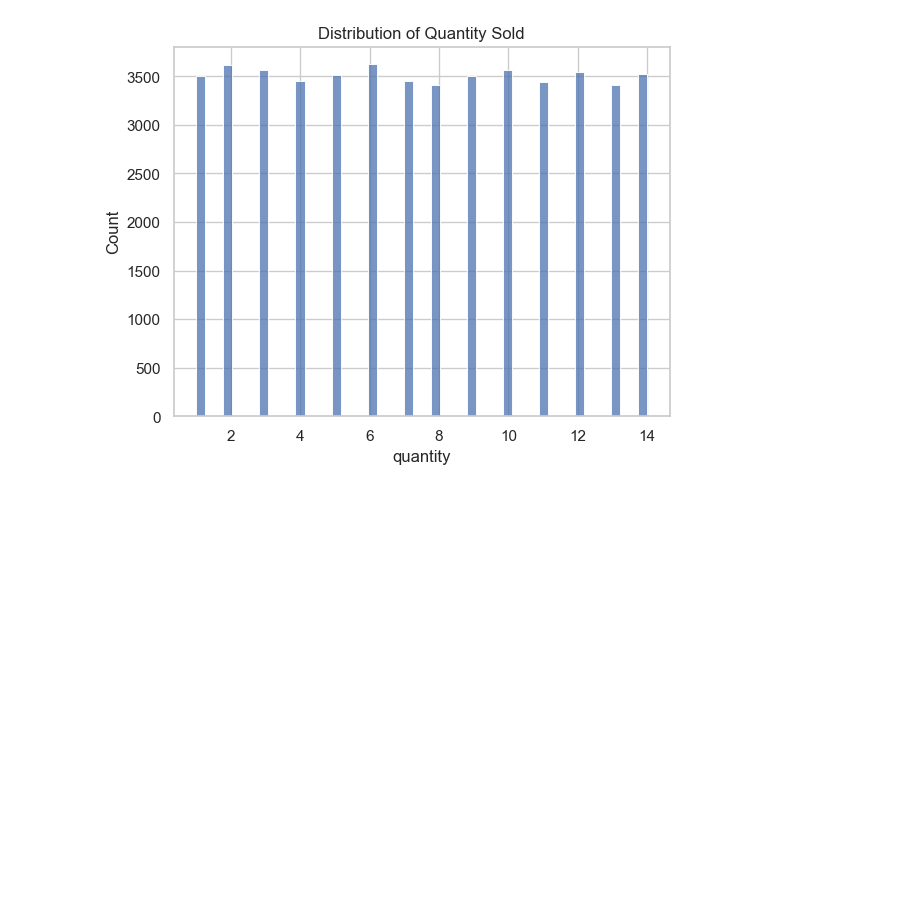
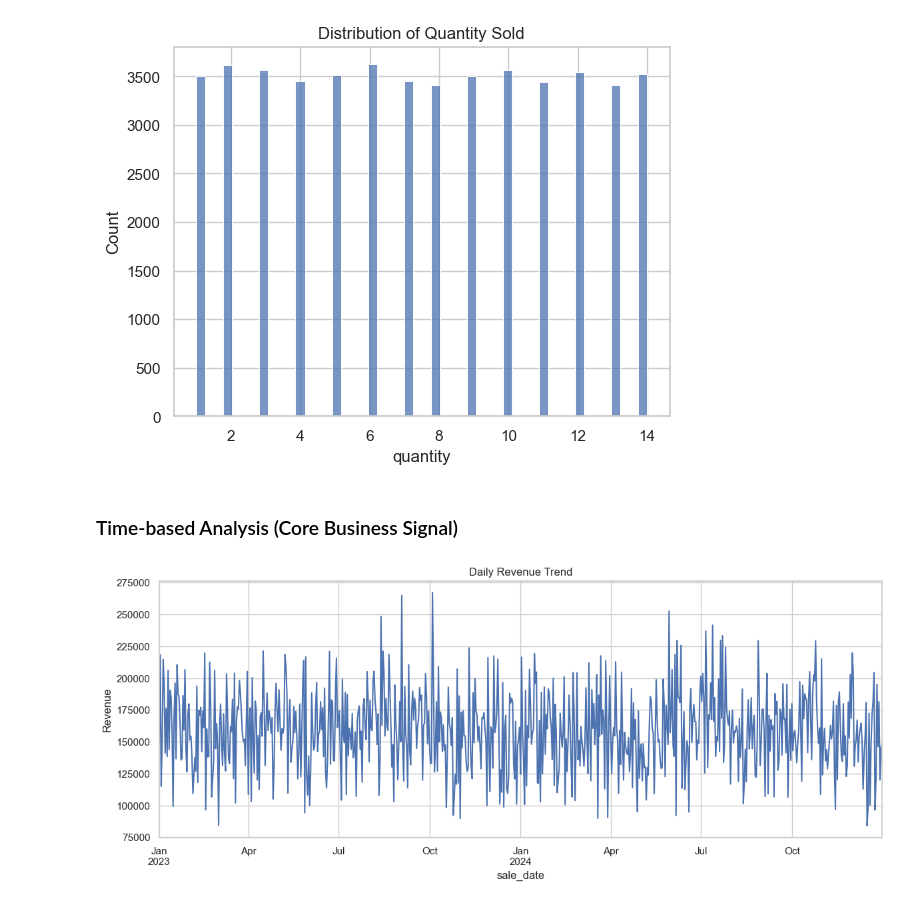
Before and after one commit to subrata-analytics/sales-performance-dashboard, a Jupyter notebook: notebooks/exploratory_analysis.ipynb, the cells around one changed output. Drawn from its saved outputs; the diff is of its cells as text; code cells hidden in the pictures; blank space fills up the shorter version.

Commit message:
Add script for daily revenue trend

```diff
--- a/notebooks/exploratory_analysis.ipynb
+++ b/notebooks/exploratory_analysis.ipynb
@@ -98,3 +98,14 @@ plt.title("Distribution of Quantity Sold")
 plt.show()
 # %% [output]
 [figure]
+# %% [markdown]
+### Time-based Analysis (Core Business Signal)
+# %%
+# Daily trend
+daily_sales = df.groupby("sale_date")["total_sales"].sum()
+
+daily_sales.plot(figsize=(14, 5), title="Daily Revenue Trend")
+plt.ylabel("Revenue")
+plt.show()
+# %% [output]
+[figure, added]
```
